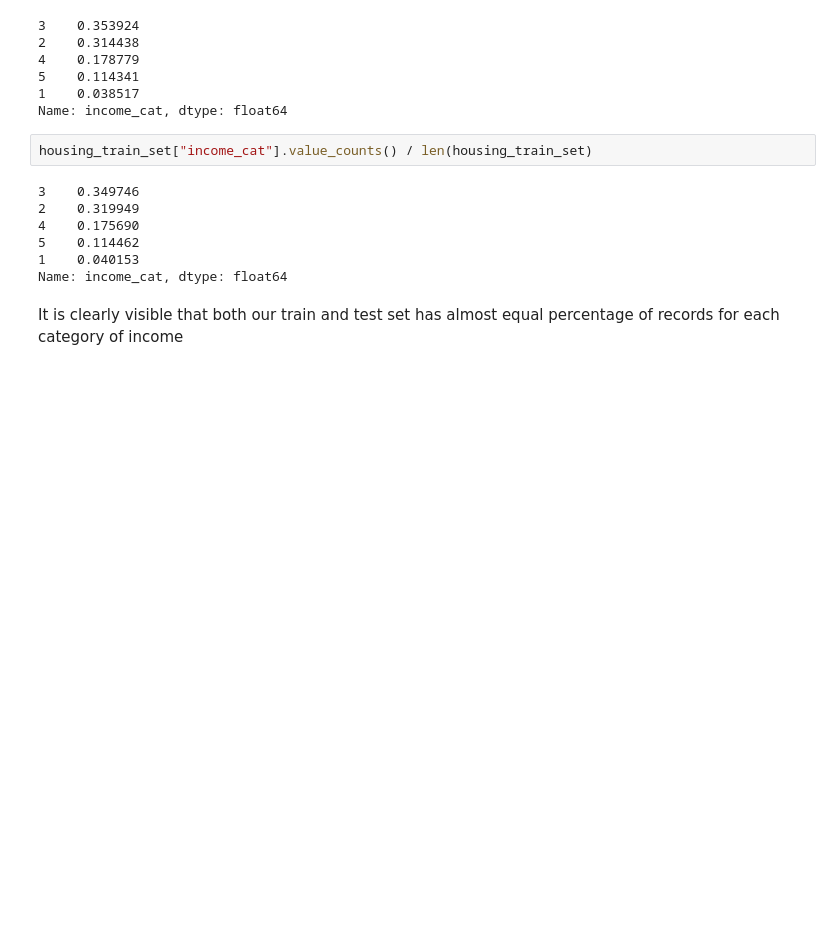
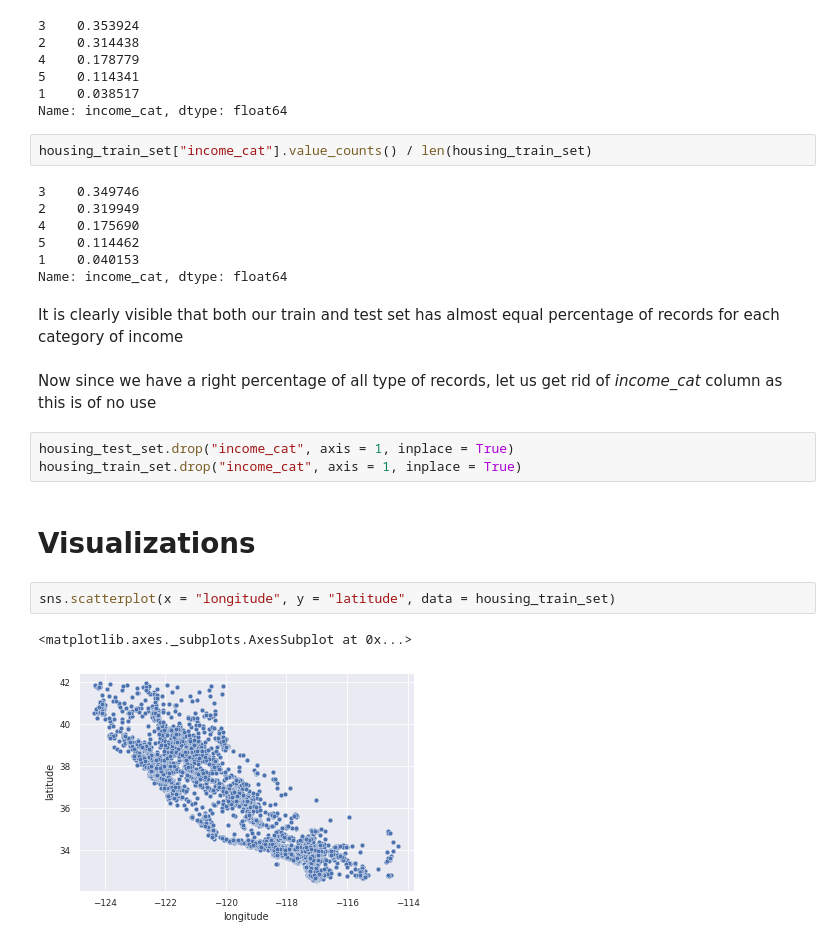
Before and after one commit to AMMLRepos/California-Housing-Price-Prediction, a Jupyter notebook: California_Housing_Prices_Prediction.ipynb, the cells around one changed output. Cells and saved outputs as stored; diff of their text form; blank space fills up the shorter version.

```diff
--- a/California_Housing_Prices_Prediction.ipynb
+++ b/California_Housing_Prices_Prediction.ipynb
@@ -239,3 +239,15 @@ housing_train_set["income_cat"].value_counts() / len(housing_train_set)
 Name: income_cat, dtype: float64
 # %% [markdown]
 It is clearly visible that both our train and test set has almost equal percentage of records for each category of income
+# %% [markdown]
+Now since we have a right percentage of all type of records, let us get rid of *income_cat* column as this is of no use
+# %%
+housing_test_set.drop("income_cat", axis = 1, inplace = True)
+housing_train_set.drop("income_cat", axis = 1, inplace = True)
+# %% [markdown]
+# Visualizations
+# %%
+sns.scatterplot(x = "longitude", y = "latitude", data = housing_train_set)
+# %% [output]
+<matplotlib.axes._subplots.AxesSubplot at 0x...>
+[figure, added]
```
Also changed, not shown: parts of 4 cells of this notebook.
